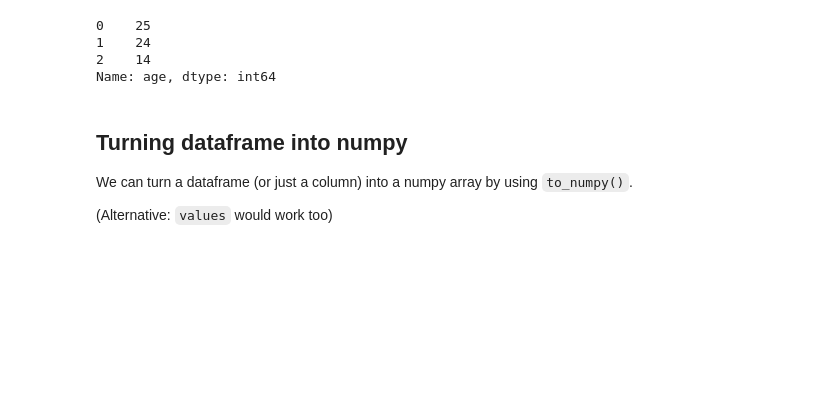
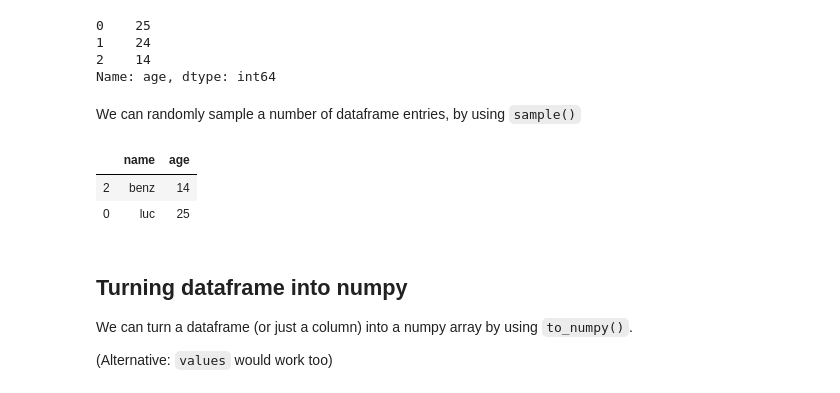
Before and after one commit to MJimitater/epistomology, a Jupyter notebook: pandas.ipynb, the cells around one changed output. Saved outputs shown, nothing was run; the diff lists cells and outputs as text; code cells hidden in the pictures; blank space fills up the shorter version.

Commit message:
added sample and copy

```diff
--- a/pandas.ipynb
+++ b/pandas.ipynb
@@ -70,6 +70,14 @@ df['age']
 1    24
 2    14
 Name: age, dtype: int64
+# %% [markdown]
+We can randomly sample a number of dataframe entries, by using `sample()`
+# %%
+df.sample(2)
+# %% [output]
+|  | name | age |
+| 2 | benz | 14 |
+| 0 | luc | 25 |
 # %% [markdown]
 ## Turning dataframe into numpy
 
```
Also changed, not shown: parts of 14 cells of this notebook.
